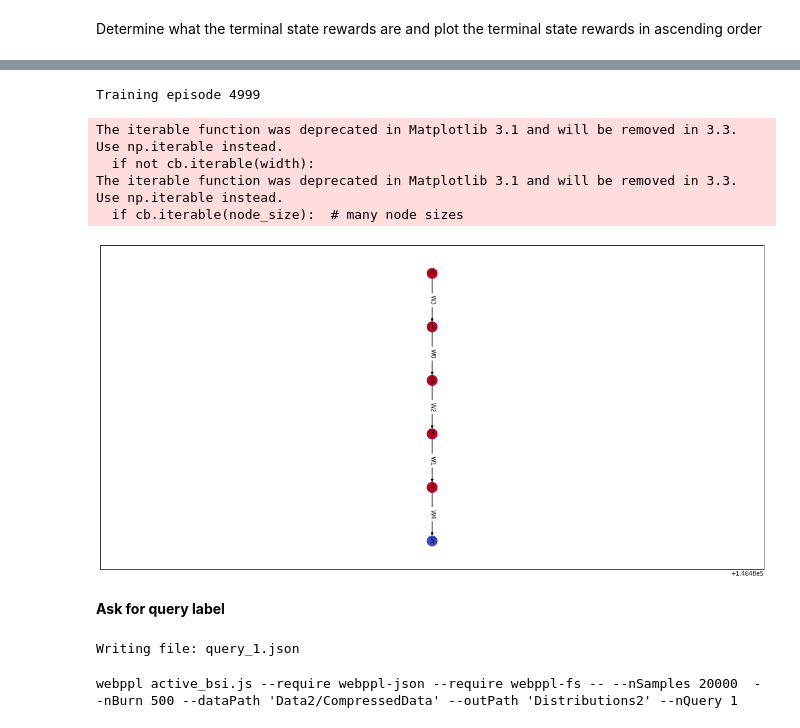
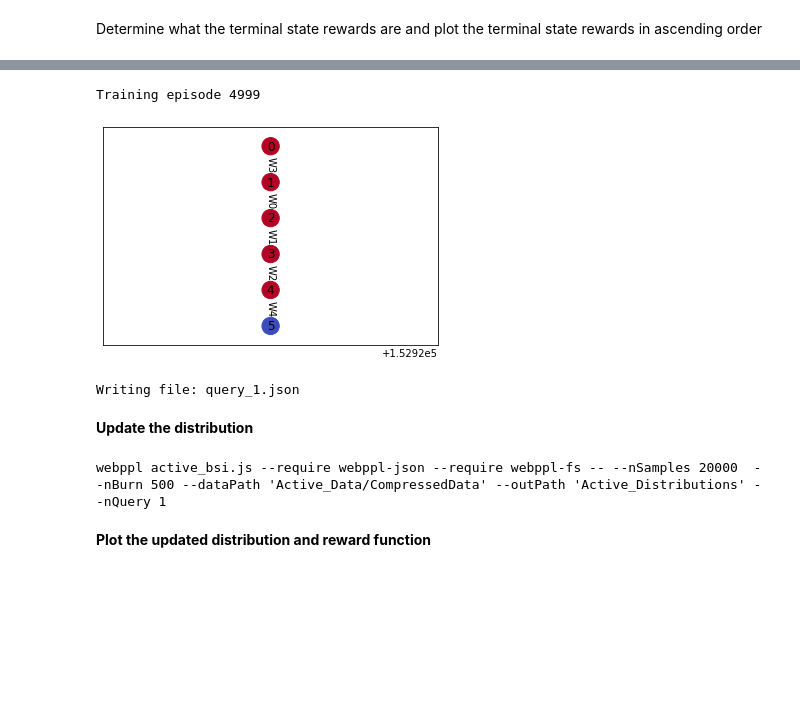
Before and after one commit to interactive-robotics/Personal_AJShah, a Jupyter notebook: ActiveQuerying/LFD_ActiveLearning_Pipeline.ipynb, the cells around one changed output, grey strips where cells are left out. Drawn from its saved outputs; the diff is of its cells as text; code cells hidden in the pictures; blank space fills up the shorter version.

Commit message:
added active random and batch learning pipelines

```diff
--- a/ActiveQuerying/LFD_ActiveLearning_Pipeline.ipynb
+++ b/ActiveQuerying/LFD_ActiveLearning_Pipeline.ipynb
@@ -62,12 +52,6 @@ specification_fsm._formulas[0]
 # %%
-trace_slices = create_active_query(MDP, verbose=True)
+query1 = create_active_query(MDP, verbose = True)
 # %% [output]
 Training episode 4999
-The iterable function was deprecated in Matplotlib 3.1 and will be removed in 3.3. Use np.iterable instead.
-  if not cb.iterable(width):
-The iterable function was deprecated in Matplotlib 3.1 and will be removed in 3.3. Use np.iterable instead.
-  if cb.iterable(node_size):  # many node sizes
-[figure, old version]
+[figure, new version]
-# %% [markdown]
-**Ask for query label**
 # %%
@@ -77,13 +61,16 @@ write_demo_query_data(new_traj, True, params.compressed_data_path)
 # %% [output]
 Writing file: query_1.json
+# %% [markdown]
+**Update the distribution**
 # %%
-i=1
-infer_command = f'webppl active_bsi.js --require webppl-json --require webppl-fs -- --nSamples {params.nSamples}  --nBurn {params.nBurn} --dataPath \'{params.compressed_data_path}\' --outPath \'{params.output_path}\' --nQuery {i}'
+infer_command = f'webppl active_bsi.js --require webppl-json --require webppl-fs -- --nSamples {params.nSamples}  --nBurn {params.nBurn} --dataPath \'{params.compressed_data_path}\' --outPath \'{params.output_path}\' --nQuery 1'
 returnval = os.system(infer_command)
 if returnval: Exception('Inference Failure')
 print(infer_command)
 # %% [output]
-webppl active_bsi.js --require webppl-json --require webppl-fs -- --nSamples 20000  --nBurn 500 --dataPath 'Data2/CompressedData' --outPath 'Distributions2' --nQuery 1
+webppl active_bsi.js --require webppl-json --require webppl-fs -- --nSamples 20000  --nBurn 500 --dataPath 'Active_Data/CompressedData' --outPath 'Active_Distributions' --nQuery 1
+# %% [markdown]
+**Plot the updated distribution and reward function**
 # %%
 spec_file = os.path.join(params.output_path, 'batch_posterior.json')
 MDP = CreateSpecMDP(spec_file, n_threats=0, n_waypoints=5)
```
Also changed, not shown: parts of 40 cells of this notebook, 51 other files.
